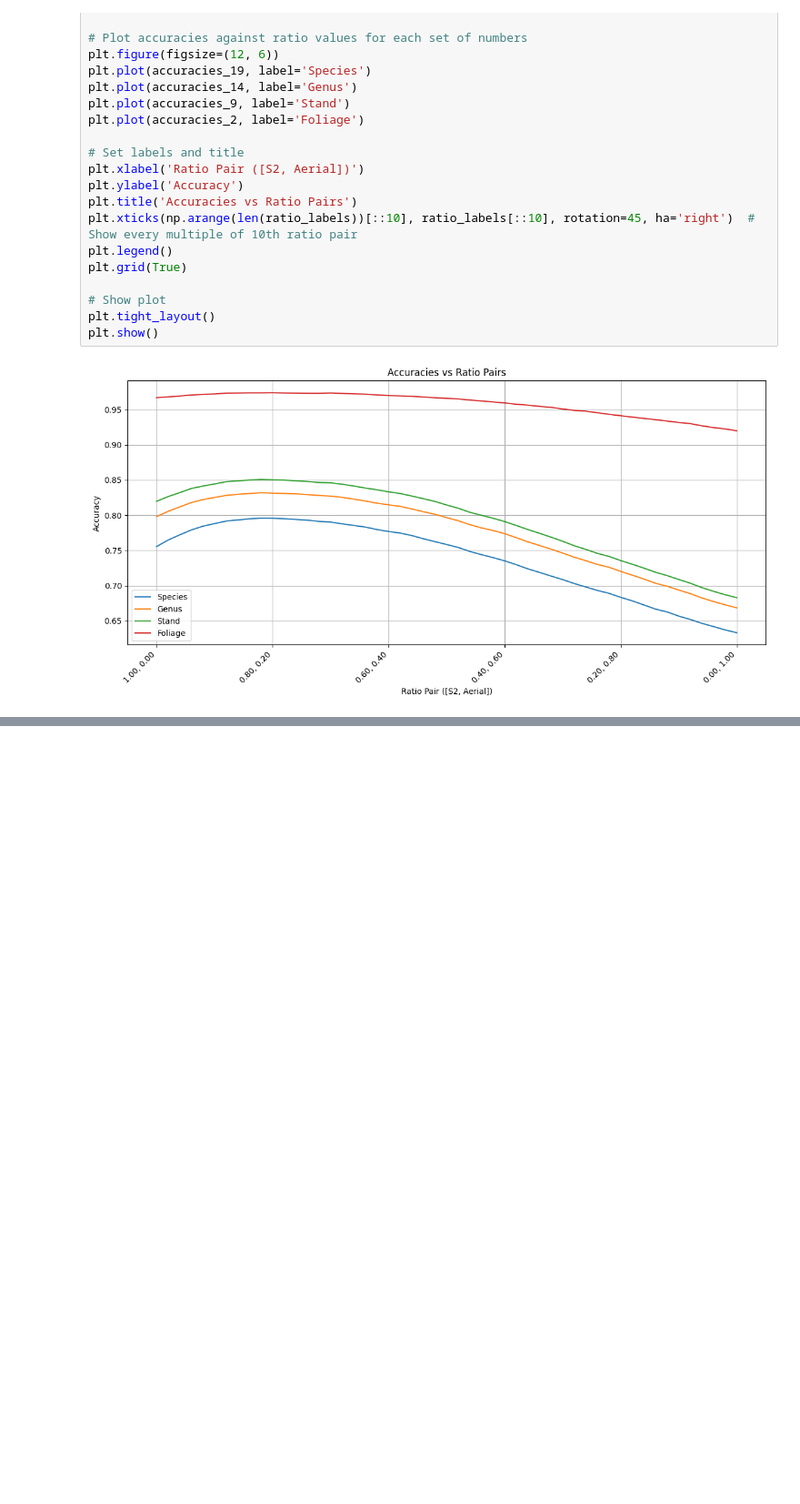
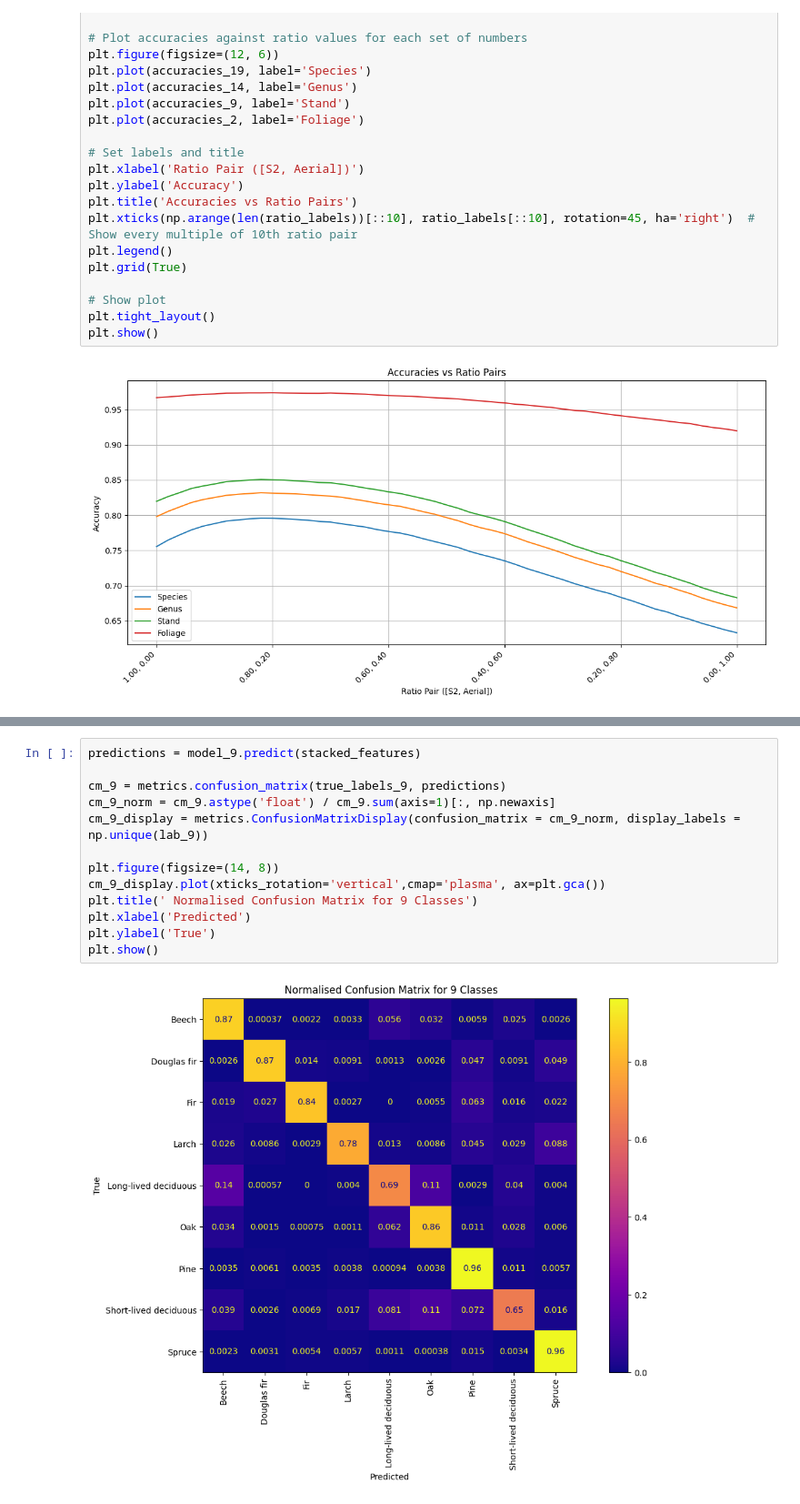
Before and after one commit to adampotton/MDM3-Rep-3, a Jupyter notebook: logit_combo.ipynb, the cells around one changed output, grey strips where cells are left out. Shown at 91% size. Drawn from its saved outputs; the diff is of its cells as text; blank space fills up the shorter version.

```diff
--- a/logit_combo.ipynb
+++ b/logit_combo.ipynb
@@ -510,0 +592,15 @@ plt.show()
+# %%
+predictions = model_9.predict(stacked_features)
+
+cm_9 = metrics.confusion_matrix(true_labels_9, predictions)
+cm_9_norm = cm_9.astype('float') / cm_9.sum(axis=1)[:, np.newaxis]
+cm_9_display = metrics.ConfusionMatrixDisplay(confusion_matrix = cm_9_norm, display_labels = np.unique(lab_9))
+
+plt.figure(figsize=(14, 8))
+cm_9_display.plot(xticks_rotation='vertical',cmap='plasma', ax=plt.gca())
+plt.title(' Normalised Confusion Matrix for 9 Classes')
+plt.xlabel('Predicted')
+plt.ylabel('True')
+plt.show()
+# %% [output]
+[figure, added]
```
Also changed, not shown: parts of 12 cells of this notebook.
